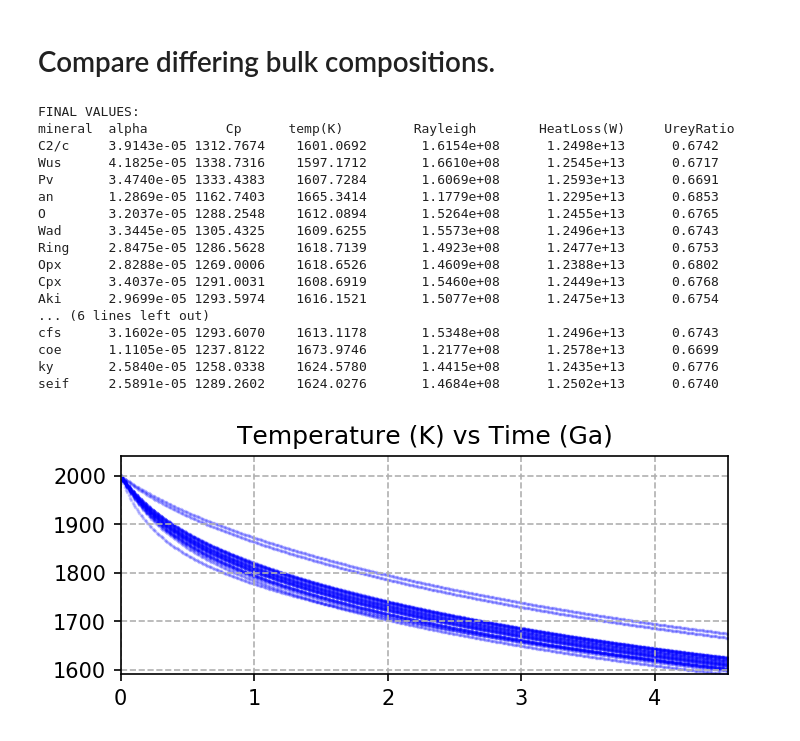
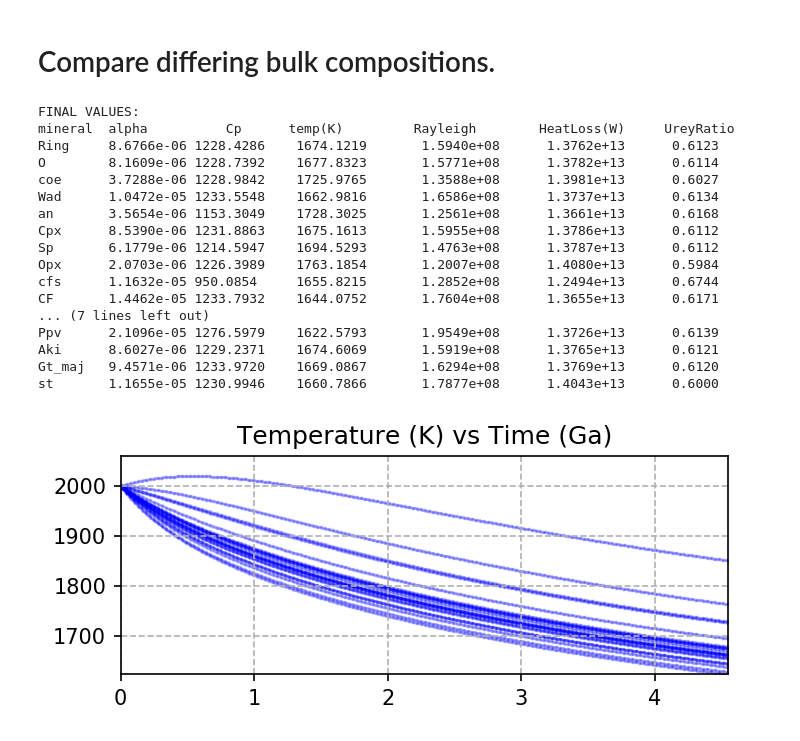
Before and after one commit to camerianm/ExoEvo, a Jupyter notebook: ExoEvo.ipynb, the cells around one changed output. Saved outputs shown, nothing was run; the diff lists cells and outputs as text; code cells hidden in the pictures.

```diff
--- a/ExoEvo.ipynb
+++ b/ExoEvo.ipynb
@@ -169,10 +169,10 @@ ExoPlexFile='earth_nomantleFe_FeMg0.9_0.07_0.9_0.09_0.9.csv'
 
 Mpl=1.0             #Planet mass in Me - usually between 0.5 and 5. ignored if ExoPlex = 'TRUE' Earth = 1.0
 Rpl=1.0             #Relative heat production per kg mantle, vs Earth  Earth = 1.0
-Qp=1.0              #Planet's starting radiogenic abundance, per kg mantle
+Qpl=1.0              #Planet's starting radiogenic abundance, per kg mantle
 method='dynamic'    #'static', 'dynamic', or 'benchmark' thermal parameters
 Tp0=2000            #starting mantle potential temperature in K        Earth = 2000.0 (initial), 1650 (present)
-Pref=5.0            #reference pressure for thermal calculations, in GPa. If Pref=0, Pref is set to half the CMB pressure.
+Pref=0            #reference pressure for thermal calculations, in GPa. If Pref=0, Pref is set to half the CMB pressure.
 tmax=4.55           #ending time, in Ga - how long to cool the planet         Earth = 4.55
 
 my_composition = {'C2/c':5.605938492, 'Wus':0.196424301, 'Pv':58.03824705, 'an':0.00, \
@@ -235,19 +233,18 @@ dt=0.01
 Hts=[]             #A list of lists; column names are in get.keys['columns']
 t=0.0              #Keep Hts=[], Tp=Tp0, and t=0.0 here, so we can reset values and run again.
 
-
 while t <= tmax:
 
     if method=='dynamic': alpha,cp,k=get.Tdep_thermals(thermals,Tp)
     if method=='static': alpha,cp,k=get.Tdep_thermals(thermals,1600.)
     if method=='benchmark': alpha,cp,k,pm=3.7e-5,1250.,5.0,3340. #common benchmark values
 
-    viscT=get.viscosity(Ev,visc0,Tp)
-    Ra=get.rayleigh(d,g,pm,Tp,Ts,viscT,alpha,cp,k)
+    viscT=get.viscosity(planet,Tp)
+    Ra=get.rayleigh(planet,Tp,Ts,viscT,alpha,cp,k)
 
-    production=evolve.produce_heat(Mp,Mc,Qp,t)
-    loss=evolve.flux_heat(Sa,c1,k,Tp,d,Ra,Ev)
-    dTp=(dt*get.seconds*(production-loss))/(cp*pm*Vm) #Potentially change to (cp*Mp)?
+    production=evolve.produce_heat(planet,t)
+    loss=evolve.flux_heat(planet,k,Tp,Ra)
+    dTp=(dt*get.seconds*(production-loss))/(cp*planet['pm']*planet['Vm']) #Potentially change to (cp*Mp)?
     Hts.append([t,Tp,Ra,production,loss,production/loss])
 
     Tp=Tp+dTp
@@ -292,12 +289,12 @@ for method in methods:
         if method=='static': alpha,cp,k=get.Tdep_thermals(thermals,1600.)
         if method=='benchmark': alpha,cp,k,pm=3.7e-5,1250.,5.0,3340. #common benchmark values
 
-        viscT=get.viscosity(Ev,visc0,Tp)
-        Ra=get.rayleigh(d,g,pm,Tp,Ts,viscT,alpha,cp,k)
+        viscT=get.viscosity(planet,Tp)
+        Ra=get.rayleigh(planet,Tp,Ts,viscT,alpha,cp,k)
 
-        production=evolve.produce_heat(Mp,Mc,Qp,t)
-        loss=evolve.flux_heat(Sa,c1,k,Tp,d,Ra,Ev)
-        dTp=(dt*get.seconds*(production-loss))/(cp*pm*Vm) #Potentially change to (cp*Mp)?
+        production=evolve.produce_heat(planet,t)
+        loss=evolve.flux_heat(planet,k,Tp,Ra)
+        dTp=(dt*get.seconds*(production-loss))/(cp*planet['pm']*planet['Vm']) #Potentially change to (cp*Mp)?
         Hts.append([t,Tp,Ra,production,loss,production/loss])
 
         Tp=Tp+dTp
@@ -330,61 +327,61 @@ print('mineral\t alpha \t\tCp \ttemp(K) \tRayleigh \tHeatLoss(W) \tUreyRatio')
 
 for m in minerals:
 
-    if m=='SiC' or m=='graphite':
-        break  #These do not have full implementation here yet.
+    if m == 'sample_bulk':
+        continue
 
     onemin = {m:1.0}
     composition = onemin
-    c1,Ev,visc0=get.TdepVisc(composition)
+    planet['c1'],planet['Ev'],planet['visc0']=get.TdepVisc(composition)
 
     Tp=Tp0
     Ts=300.0
     dt=0.01
     t=0.0
 
-    thermals=get.thermals_at_P_ave(composition,Pref)
+    thermals=get.thermals_at_P_ave(composition,planet['Pref'])
 
     start=time.time()
     while t <= tmax:
 
         if method=='dynamic': alpha,cp,k=get.Tdep_thermals(thermals,Tp)
-        if method=='static': alpha,cp,k=get.Tdep_thermals(thermals,1625)
+        if method=='static': alpha,cp,k=get.Tdep_thermals(thermals,1600.)
 
-        viscT=get.viscosity(Ev,visc0,Tp)
-        Ra=get.rayleigh(d,g,pm,Tp,Ts,viscT,alpha,cp,k)
+        viscT=get.viscosity(planet,Tp)
+        Ra=get.rayleigh(planet,Tp,Ts,viscT,alpha,cp,k)
 
-        production=evolve.produce_heat(Mp,Mc,Qp,t)
-        loss=evolve.flux_heat(Sa,c1,k,Tp,d,Ra,Ev)
-        dTp=(dt*get.seconds*(production-loss))/(cp*pm*Vm) #Potentially change to (cp*Mp)?
+        production=evolve.produce_heat(planet,t)
+        loss=evolve.flux_heat(planet,k,Tp,Ra)
+        dTp=(dt*get.seconds*(production-loss))/(cp*planet['pm']*planet['Vm']) #Potentially change to (cp*Mp)?
         Hts.append([t,Tp,Ra,production,loss,production/loss])
 
         Tp=Tp+dTp
         t=t+dt
 
     print(m, '\t', Pe(alpha), Pf(cp), '\t', Pf(Tp), '\t', Pe(Ra), '\t',  Pe(loss),  '\t', Pf(production/loss))
 
 Evolution=np.asarray(Hts)
 
 Temps=evolve.plot_heat(Evolution[:,(0,1)],"Temperature (K) vs Time (Ga)")
 #Rayleighs=evolve.plot_heat(Evolution[:,(0,2)],"Rayleigh number vs Time (Ga)")
 #Heat_loss=evolve.plot_heat(Evolution[:,(0,4)],"Heat loss (W) vs Time (Ga)")
 #Heat_production=evolve.plot_heat(Evolution[:,(0,3)],"Heat production (W) vs Time (Ga)")
 # %% [output]
 FINAL VALUES:
 mineral  alpha          Cp      temp(K)         Rayleigh        HeatLoss(W)     UreyRatio
-C2/c     3.9143e-05 1312.7674    1601.0692       1.6154e+08      1.2498e+13      0.6742
-Wus      4.1825e-05 1338.7316    1597.1712       1.6610e+08      1.2545e+13      0.6717
-Pv       3.4740e-05 1333.4383    1607.7284       1.6069e+08      1.2593e+13      0.6691
-an       1.2869e-05 1162.7403    1665.3414       1.1779e+08      1.2295e+13      0.6853
-O        3.2037e-05 1288.2548    1612.0894       1.5264e+08      1.2455e+13      0.6765
-Wad      3.3445e-05 1305.4325    1609.6255       1.5573e+08      1.2496e+13      0.6743
-Ring     2.8475e-05 1286.5628    1618.7139       1.4923e+08      1.2477e+13      0.6753
-Opx      2.8288e-05 1269.0006    1618.6526       1.4609e+08      1.2388e+13      0.6802
-Cpx      3.4037e-05 1291.0031    1608.6919       1.5460e+08      1.2449e+13      0.6768
-Aki      2.9699e-05 1293.5974    1616.1521       1.5077e+08      1.2475e+13      0.6754
-... (6 lines left out)
-cfs      3.1602e-05 1293.6070    1613.1178       1.5348e+08      1.2496e+13      0.6743
-coe      1.1105e-05 1237.8122    1673.9746       1.2177e+08      1.2578e+13      0.6699
-ky       2.5840e-05 1258.0338    1624.5780       1.4415e+08      1.2435e+13      0.6776
-seif     2.5891e-05 1289.2602    1624.0276       1.4684e+08      1.2502e+13      0.6740
+Ring     8.6766e-06 1228.4286    1674.1219       1.5940e+08      1.3762e+13      0.6123
+O        8.1609e-06 1228.7392    1677.8323       1.5771e+08      1.3782e+13      0.6114
+coe      3.7288e-06 1228.9842    1725.9765       1.3588e+08      1.3981e+13      0.6027
+Wad      1.0472e-05 1233.5548    1662.9816       1.6586e+08      1.3737e+13      0.6134
+an       3.5654e-06 1153.3049    1728.3025       1.2561e+08      1.3661e+13      0.6168
+Cpx      8.5390e-06 1231.8863    1675.1613       1.5955e+08      1.3786e+13      0.6112
+Sp       6.1779e-06 1214.5947    1694.5293       1.4763e+08      1.3787e+13      0.6112
+Opx      2.0703e-06 1226.3989    1763.1854       1.2007e+08      1.4080e+13      0.5984
+cfs      1.1632e-05 950.0854     1655.8215       1.2852e+08      1.2494e+13      0.6744
+CF       1.4462e-05 1233.7932    1644.0752       1.7604e+08      1.3655e+13      0.6171
+... (7 lines left out)
+Ppv      2.1096e-05 1276.5979    1622.5793       1.9549e+08      1.3726e+13      0.6139
+Aki      8.6027e-06 1229.2371    1674.6069       1.5919e+08      1.3765e+13      0.6121
+Gt_maj   9.4571e-06 1233.9720    1669.0867       1.6294e+08      1.3769e+13      0.6120
+st       1.1655e-05 1230.9946    1660.7866       1.7877e+08      1.4043e+13      0.6000
-[figure, old version]
+[figure, new version]
```
Also changed, not shown: parts of 4 cells of this notebook, 7 other files.
